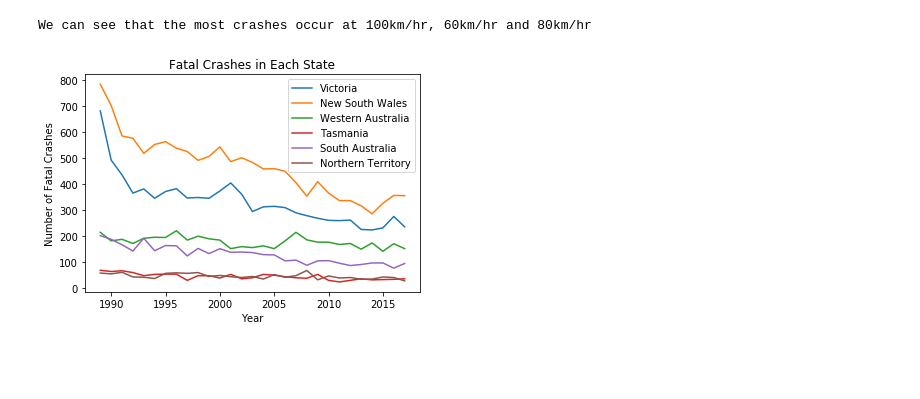
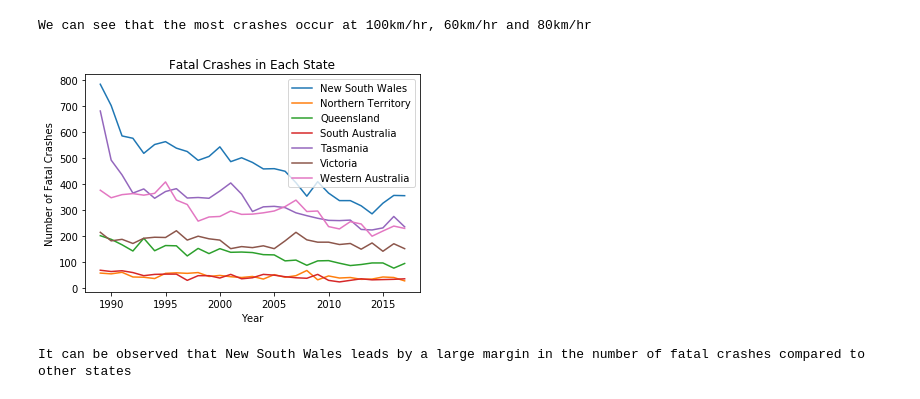
Before and after one commit to VoLKyyyOG/Australian-Road-Deaths-Database-Visualization, a Jupyter notebook: ARDD analysis.ipynb, the cells around one changed output. Saved outputs shown, nothing was run; the diff lists cells and outputs as text; code cells hidden in the pictures; blank space fills up the shorter version.

```diff
--- a/ARDD analysis.ipynb
+++ b/ARDD analysis.ipynb
@@ -12,7 +14,7 @@ fatalities = pd.read_csv('fatalitiesdecember2017.csv')
 # %%
 # Define Australian States and Territories
 states_and_territories = {'QLD': 'Queensland', 'WA': 'Western Australia', 'NSW': 'New South Wales', 'SA': 'South Australia',
-                         'VIC': 'Victoria', 'TAS': 'Tasmania'}
+                         'VIC': 'Victoria', 'TAS': 'Tasmania', 'NT': 'Northern Territory'}
 # %%
 # Define Months
 months = {'1': 'January', '2': 'February', '3': 'March', '4': 'April', '5': 'May', '6': 'June', '7': 'July', '8': 'August', '9': 'September',
@@ -79,6 +81,7 @@ wa_crashes = defaultdict(int)
 tas_crashes = defaultdict(int)
 sa_crashes = defaultdict(int)
 nt_crashes = defaultdict(int)
+qld_crashes = defaultdict(int)
 
 for i in fatal_crashes.loc[fatal_crashes.State == 'VIC'].Year:
     vic_crashes[i] += 1
@@ -92,22 +95,30 @@ for i in fatal_crashes.loc[fatal_crashes.State == 'SA'].Year:
     sa_crashes[i] += 1
 for i in fatal_crashes.loc[fatal_crashes.State == 'NT'].Year:
     nt_crashes[i] += 1
+for i in fatal_crashes.loc[fatal_crashes.State == 'QLD'].Year:
+    qld_crashes[i] += 1
 # %%
 # Plot of fatal crashes between each state
 plt.clf()
 
+
+plt.plot(nsw_crashes.keys(), nsw_crashes.values())
+plt.plot(nt_crashes.keys(), nt_crashes.values())
+plt.plot(sa_crashes.keys(), sa_crashes.values())
+plt.plot(tas_crashes.keys(), tas_crashes.values())
 plt.plot(vic_crashes.keys(), vic_crashes.values())
-plt.plot(nsw_crashes.keys(), nsw_crashes.values())
 plt.plot(wa_crashes.keys(), wa_crashes.values())
-plt.plot(tas_crashes.keys(), tas_crashes.values())
-plt.plot(sa_crashes.keys(), sa_crashes.values())
-plt.plot(nt_crashes.keys(), nt_crashes.values())
+plt.plot(qld_crashes.keys(), qld_crashes.values())
 
-plt.legend(('Victoria', 'New South Wales', 'Western Australia', 'Tasmania', 'South Australia', 'Northern Territory'))
+
+plt.legend(sorted(states_and_territories.values()))
 plt.title('Fatal Crashes in Each State')
 plt.ylabel('Number of Fatal Crashes')
 plt.xlabel('Year')
 
 plt.show()
+
+print('It can be observed that New South Wales leads by a large margin in the number of fatal crashes compared to other states')
 # %% [output]
-[figure, old version]
+[figure, new version]
+It can be observed that New South Wales leads by a large margin in the number of fatal crashes compared to other states
```
Also changed, not shown: parts of 5 cells of this notebook.
